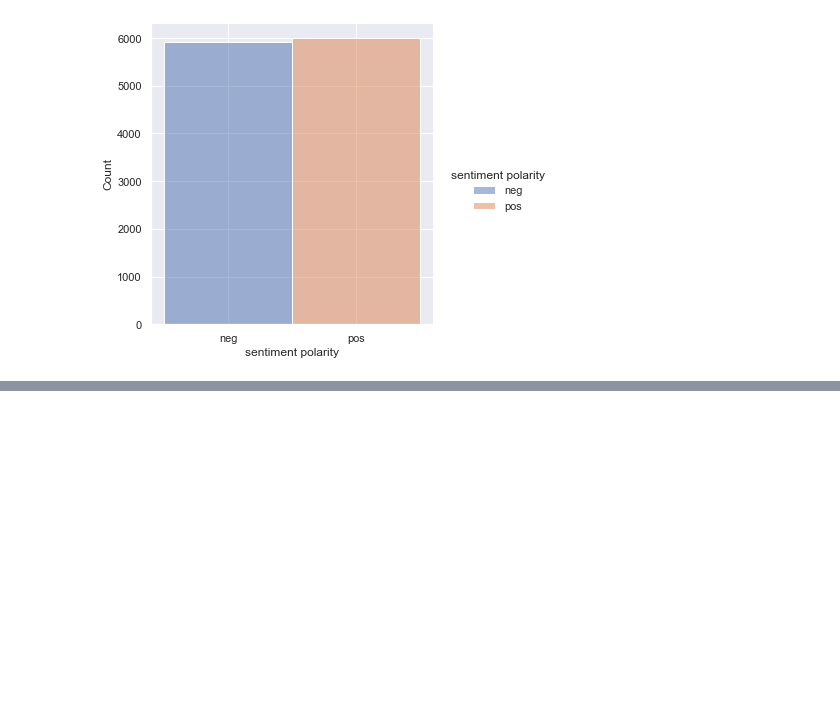
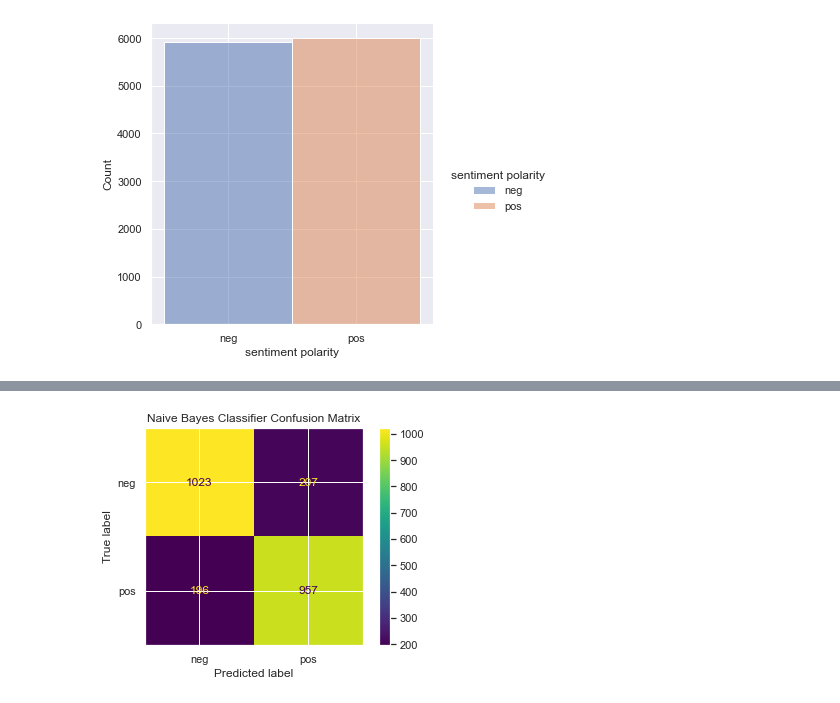
Before and after one commit to johansonfelix/COMP472_A1, a Jupyter notebook: Johanson/COMP 472_A1.ipynb, the cells around one changed output, grey strips where cells are left out. Cells and saved outputs as stored; diff of their text form; code cells hidden in the pictures; blank space fills up the shorter version.

```diff
--- a/Johanson/COMP 472_A1.ipynb
+++ b/Johanson/COMP 472_A1.ipynb
@@ -95,60 +97,60 @@ from sklearn.tree import DecisionTreeClassifier
 # #Task2 A: Naive Bayes Classifier
 
 # #Naive Bayes Classifier with 0.75 smoothing
-# clf1 = train_nb(train_docs, train_labels, 0.75)
-# predictions1 = classify_nb(eval_docs,clf1)
-# print("\n**Naive Bayes Classifier (with 0.75 smoothing)**\n")
-# print("\n"+classification_report(eval_labels, predictions1, target_names=list(dict.fromkeys(all_labels))))
-# counts = count_vect.transform(eval_docs)
-# eval_tfidf = tfidf_transformer.transform(counts)
-# plot_confusion_matrix(clf1, eval_tfidf , eval_labels)
-# plt.title("Naive Bayes Classifier Confusion Matrix")
-# plt.show()
+clf1 = train_nb(train_docs, train_labels, 0.75)
+predictions1 = classify_nb(eval_docs,clf1)
+print("\n**Naive Bayes Classifier (with 0.75 smoothing)**\n")
+print("\n"+classification_report(eval_labels, predictions1, target_names=list(dict.fromkeys(all_labels))))
+counts = count_vect.transform(eval_docs)
+eval_tfidf = tfidf_transformer.transform(counts)
+plot_confusion_matrix(clf1, eval_tfidf , eval_labels)
+plt.title("Naive Bayes Classifier Confusion Matrix")
+plt.show()
 
 
 # #Task2 B: Base-DT
-# from sklearn.tree import DecisionTreeClassifier
-# clf2 = DecisionTreeClassifier(criterion='entropy')
-
-# vectorizer = CountVectorizer(tokenizer=lambda doc: doc, lowercase=False)
-# freqs1 = vectorizer.fit_transform(train_docs)
-# train_tfidf = tfidf_transformer.fit_transform(freqs1)
-# clf2.fit(train_tfidf, train_labels)
-# freqs2 = vectorizer.transform(eval_docs)
-# eval_tfidf = tfidf_transformer.fit_transform(freqs2)
-# predictions2 = clf2.predict(eval_tfidf)
-# print("\n**Base-DT**\n")
-# print("\n"+classification_report(eval_labels, predictions2, target_names=list(dict.fromkeys(all_labels))))
-# plot_confusion_matrix(clf2, eval_tfidf , eval_labels)
-# plt.title("Base-DT Confusion Matrix")
-# plt.show()
-
-
+clf2 = DecisionTreeClassifier(criterion='entropy')
 
 vectorizer = CountVectorizer(tokenizer=lambda doc: doc, lowercase=False)
 freqs1 = vectorizer.fit_transform(train_docs)
 train_tfidf = tfidf_transformer.fit_transform(freqs1)
-parameters =  {'criterion':['gini','entropy'],'max_depth':list(range(1,20)), 'max_leaf_nodes': list(range(2, 100))}
-clf = GridSearchCV(DecisionTreeClassifier(random_state=42), parameters, verbose=10, cv=3)
-clf.fit(train_tfidf,train_labels)
-clf.best_estimator_
+clf2.fit(train_tfidf, train_labels)
+freqs2 = vectorizer.transform(eval_docs)
+eval_tfidf = tfidf_transformer.fit_transform(freqs2)
+predictions2 = clf2.predict(eval_tfidf)
+print("\n**Base-DT**\n")
+print("\n"+classification_report(eval_labels, predictions2, target_names=list(dict.fromkeys(all_labels))))
+plot_confusion_matrix(clf2, eval_tfidf , eval_labels)
+plt.title("Base-DT Confusion Matrix")
+plt.show()
 
 
-
-# #Task2 C: Best-DT
-# from sklearn.tree import DecisionTreeClassifier
-# clf3 = DecisionTreeClassifier(criterion="gini",max_depth=9, max_leaf_nodes=65)
-
+#Uncomment for Grid Search (comment out the other parts)
 # vectorizer = CountVectorizer(tokenizer=lambda doc: doc, lowercase=False)
 # freqs1 = vectorizer.fit_transform(train_docs)
 # train_tfidf = tfidf_transformer.fit_transform(freqs1)
-# clf3.fit(train_tfidf, train_labels)
-# freqs2 = vectorizer.transform(eval_docs)
-# eval_tfidf = tfidf_transformer.fit_transform(freqs2)
-# predictions3 = clf3.predict(eval_tfidf)
-# print("\n**Best-DT**\n")
-# print("\n"+classification_report(eval_labels, predictions3, target_names=list(dict.fromkeys(all_labels))))
-# plot_confusion_matrix(clf3, eval_tfidf , eval_labels)
-# plt.title("Best-DT Confusion Matrix")
-# plt.show()
+# parameters =  {'max_depth':list(range(1,30)), 'max_leaf_nodes':[2,10,50,60,65]}
+# clf3 = GridSearchCV(DecisionTreeClassifier(random_state=42), parameters, verbose=10, cv=3)
+# clf3.fit(train_tfidf,train_labels)
+# best_fit = clf3.best_estimator_
+
+#DecisionTreeClassifier(max_depth=21, max_leaf_nodes=60, random_state=42)
+
+#Task2 C: Best-DT
+#comment out for gridsearch CV
+clf3 = DecisionTreeClassifier(max_depth=21, max_leaf_nodes=60)
+vectorizer = CountVectorizer(tokenizer=lambda doc: doc, lowercase=False)
+freqs1 = vectorizer.fit_transform(train_docs)
+train_tfidf = tfidf_transformer.fit_transform(freqs1)
+clf3.fit(train_tfidf, train_labels)
+
+#print("\nBest estimator used for Best-DT : ",best_fit)
+freqs2 = vectorizer.transform(eval_docs)
+eval_tfidf = tfidf_transformer.fit_transform(freqs2)
+predictions3 = clf3.predict(eval_tfidf)
+print("\n**Best-DT**\n")
+print("\n"+classification_report(eval_labels, predictions3, target_names=list(dict.fromkeys(all_labels))))
+plot_confusion_matrix(clf3, eval_tfidf , eval_labels)
+plt.title("Best-DT Confusion Matrix")
+plt.show()
 # %% [output]
@@ -156,0 +168 @@ Fitting 3 folds for each of 3724 candidates, totalling 11172 fits
+[figure, added]
```
Also changed, not shown: parts of 5 cells of this notebook.
